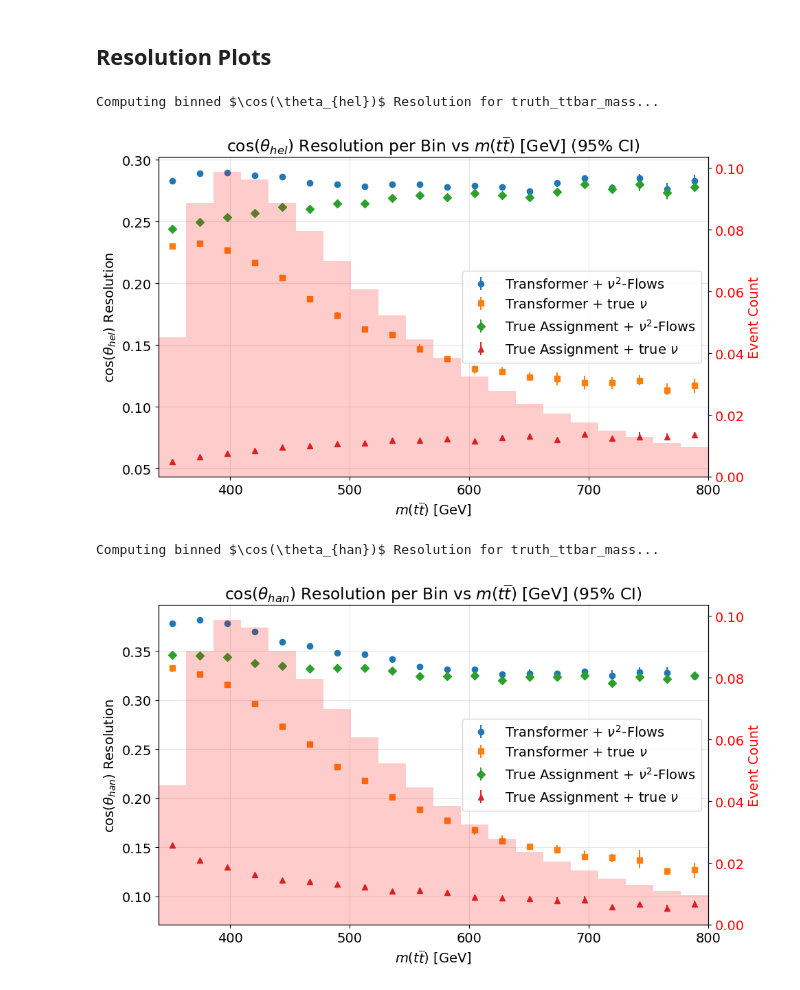
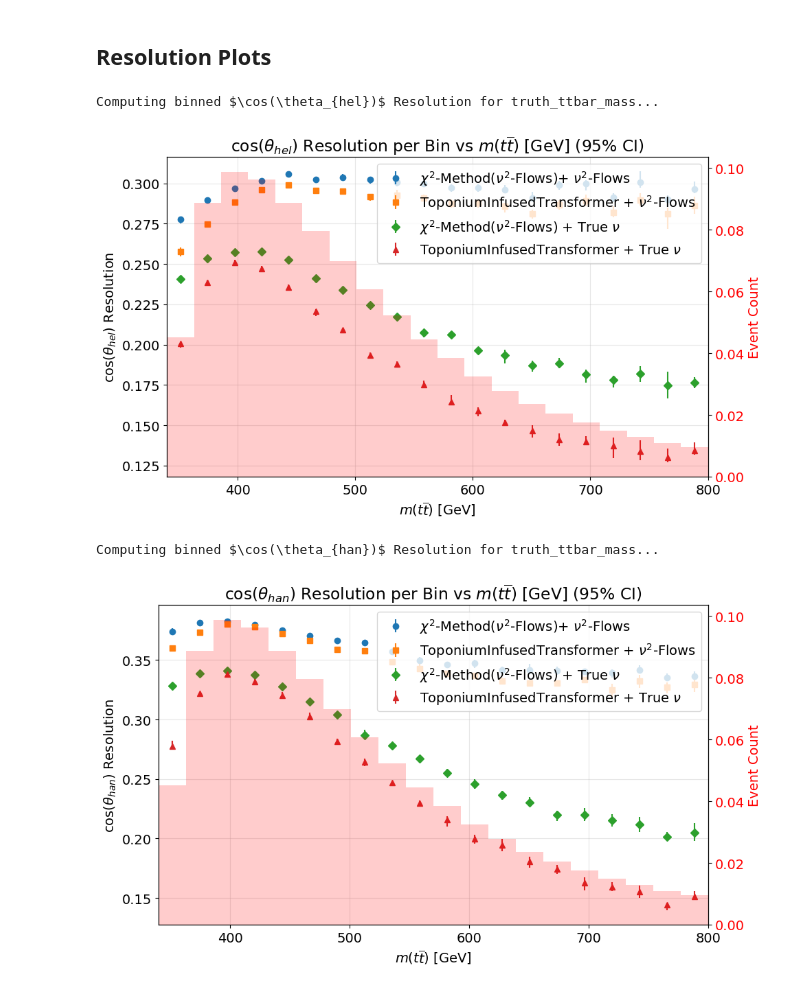
Before and after one commit to simi216/mva-trainer, a Jupyter notebook: notebooks/EvaluateNeutrinoImpact.ipynb, the cells around one changed output. Saved outputs shown, nothing was run; the diff lists cells and outputs as text; code cells hidden in the pictures.

```diff
--- a/notebooks/EvaluateNeutrinoImpact.ipynb
+++ b/notebooks/EvaluateNeutrinoImpact.ipynb
@@ -18,9 +18,10 @@ import core
 import os
 
 # Configuration
-PLOTS_DIR = "plots/evaluate_neutrino_impact/"
-MODEL_DIR = "../models/FeatureConcatTransformer_HLF_d256_l6_h8"
-CONFIG_PATH = "../config/workspace_config_HLF.yaml"
+PLOTS_DIR = "plots/evaluate_neutrino_impact_no_ground_truth/"
+#MODEL_DIR = "../models/FeatureConcatTransformer_HLF_d256_l6_h8"
+MODEL_DIR = f"models/mixed_model_HLF"
+CONFIG_PATH = "../config/workspace_config_global_features.yaml"
 
 # Create directories
 os.makedirs(PLOTS_DIR, exist_ok=True)
@@ -38,7 +39,7 @@ with open(CONFIG_PATH, "r") as file:
 
 data_config = DataProcessor.load_from_npz(
     data_configs["data_path"]["nominal"],
-    max_events=1000000
+    max_events=1_000_000
 )
 X_val, y_val = DataProcessor.get_data()
 del DataProcessor
@@ -58,8 +48,8 @@ To enable the following instructions: AVX2 AVX512F FMA, in other operations, reb
 # %%
 reload(Models)
 reload(core)
-TransformerMatcher_nu_flows = Models.FeatureConcatTransformer(data_config, name=r"Transformer", use_nu_flows=True)
-TransformerMatcher = Models.FeatureConcatTransformer(data_config, name=r"Transformer", use_nu_flows=False)
+TransformerMatcher_nu_flows = Models.FeatureConcatTransformer(data_config, name=r"ToponiumInfusedTransformer", use_nu_flows=True)
+TransformerMatcher = Models.FeatureConcatTransformer(data_config, name=r"ToponiumInfusedTransformer", use_nu_flows=False)
 # %% [output]
 FeatureConcatTransformer is designed for classification tasks; regression targets will be ignored.
 FeatureConcatTransformer is designed for classification tasks; regression targets will be ignored.
@@ -84,8 +73,12 @@ ground_truth_assigner_nu_flows = GroundTruthReconstructor(
     data_config, use_nu_flows=True
 )
 
+chi_square_true_nu = BaselineMethods.ChiSquareAssigner(
+    data_config, use_nu_flows=False, use_nu_flows_for_assignment=True
+)
+
 chi_square = BaselineMethods.ChiSquareAssigner(
-    data_config, use_nu_flows=False, use_nu_flows_for_assignment=True
+    data_config, use_nu_flows=True, use_nu_flows_for_assignment=True
 )
 
 ground_truth_assigner = GroundTruthReconstructor(
@@ -97,11 +90,9 @@ evaluator = Evaluation.ReconstructionEvaluator(
     [
         chi_square,
         TransformerMatcher_nu_flows,
-        #TransformerMatcher,
-        #ground_truth_assigner_nu_flows,
+        chi_square_true_nu,
         TransformerMatcher,
-        ground_truth_assigner,
-
+        #ground_truth_assigner,
     ],
     X_val,
     y_val,
@@ -148,19 +115,20 @@ for index, figure in enumerate(fig):
 # %%
 fig, ax = evaluator.plot_binned_c_hel_resolution(
     feature_data_type="non_training",
     feature_name="truth_ttbar_mass",
     fancy_feature_label=r"$m(t\overline{t})$ [GeV]",
     n_bootstrap=10,
     xlims=(340e3, 800e3),
 )
 ticks = ax.get_xticks()
 ax.set_xticks(ticks)
 ax.set_xticklabels([f"{int(tick/1e3)}" for tick in ticks])
 ax.set_xlim(340e3, 800e3)
+ax.legend(loc="upper right")
 fig.savefig(PLOTS_DIR + "c_hel_resolution_comparison.pdf")
 # %% [output]
 Computing binned $\cos(\theta_{hel})$ Resolution for truth_ttbar_mass...
-[figure, old version]
+[figure, new version]
 # %%
 fig, ax = evaluator.plot_binned_c_han_resolution(
     feature_data_type="non_training",
@@ -173,10 +141,11 @@ ticks = ax.get_xticks()
 ax.set_xticks(ticks)
 ax.set_xticklabels([f"{int(tick/1e3)}" for tick in ticks])
 ax.set_xlim(340e3, 800e3)
+ax.legend(loc="upper right")
 fig.savefig(PLOTS_DIR + "c_han_resolution_comparison.pdf")
 # %% [output]
 Computing binned $\cos(\theta_{han})$ Resolution for truth_ttbar_mass...
-[figure, old version]
+[figure, new version]
 # %%
 fig, ax = evaluator.plot_binned_ttbar_mass_resolution(
     feature_data_type="non_training",
```
Also changed, not shown: parts of 21 cells of this notebook, 12 other files.
